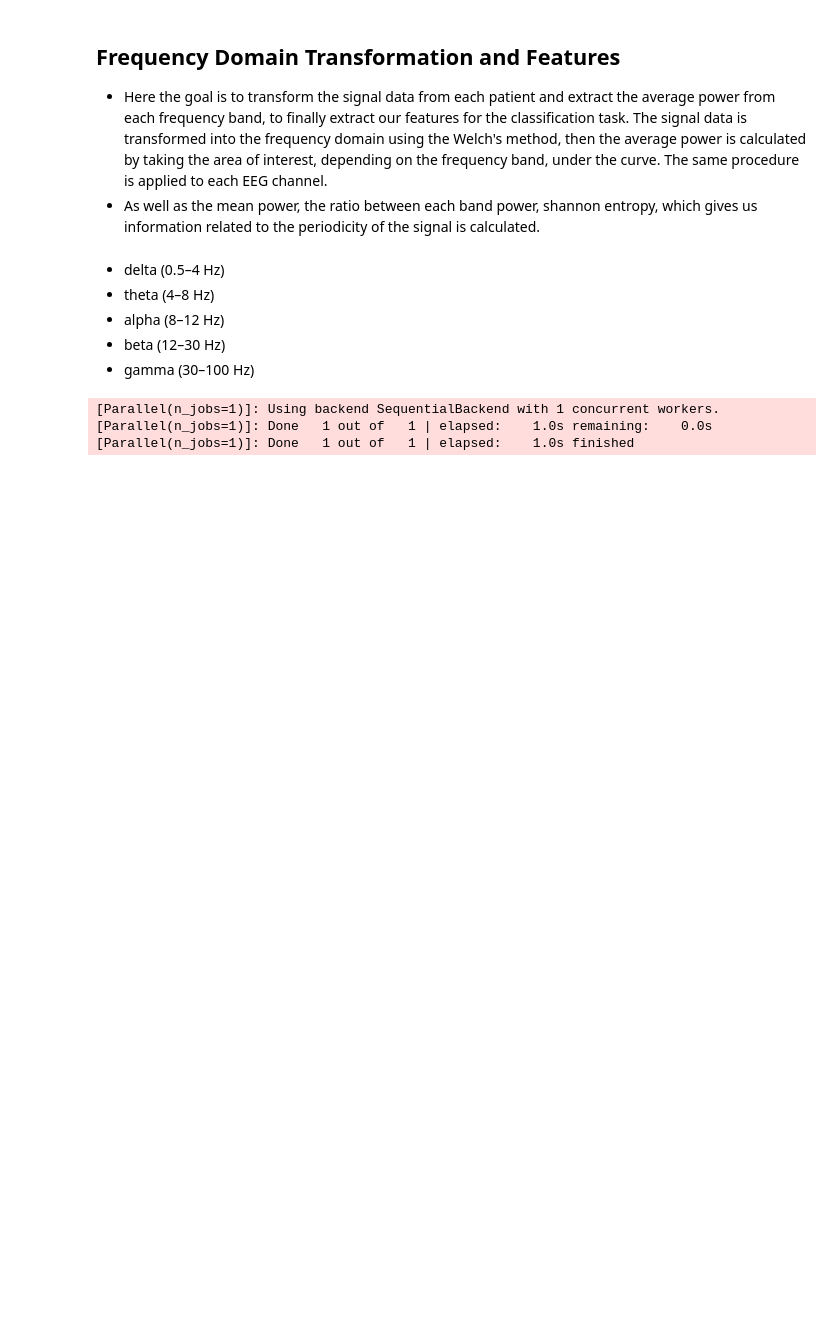
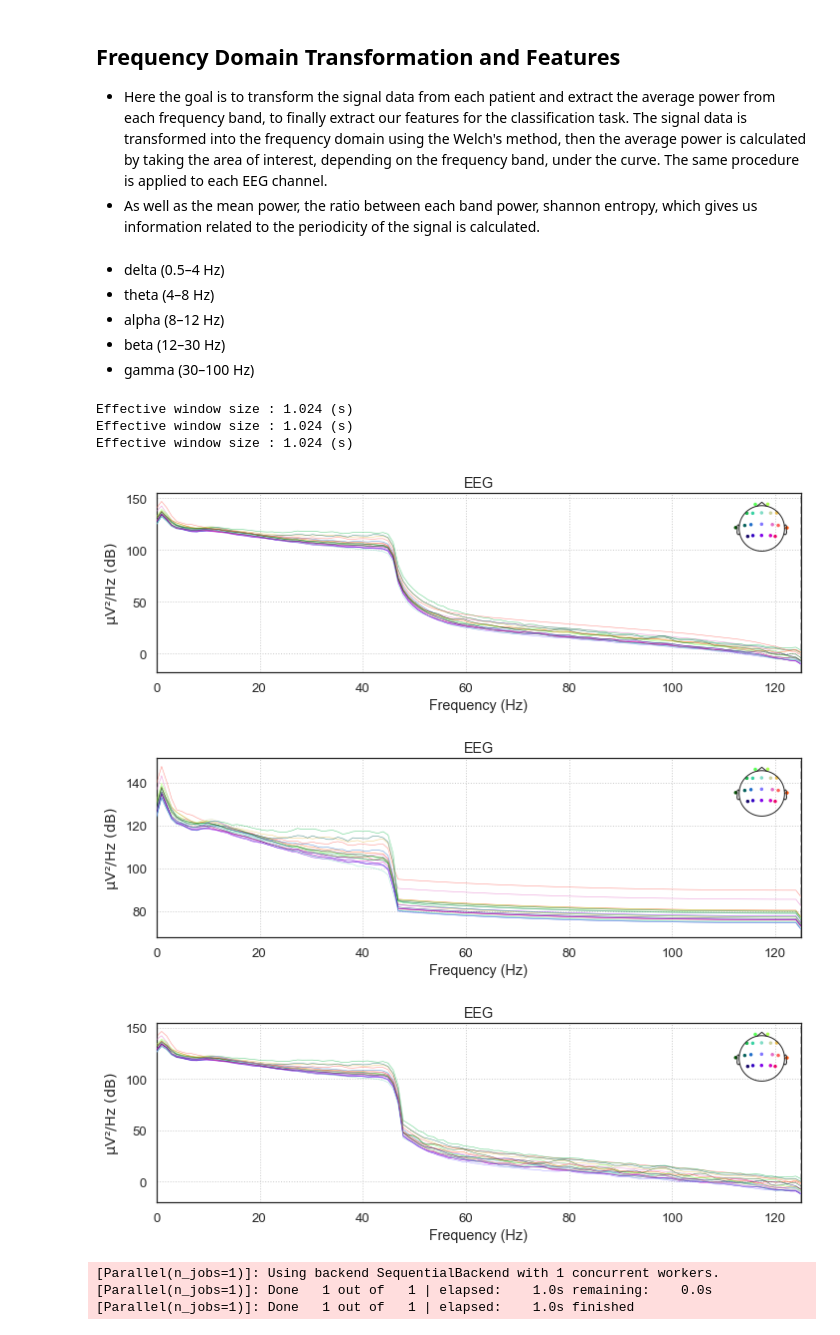
Before and after one commit to elifozkn/EEG-Burst-Suppression-Analysis, a Jupyter notebook: EEG-BS.ipynb, the cells around one changed output. Saved outputs shown, nothing was run; the diff lists cells and outputs as text; code cells hidden in the pictures; blank space fills up the shorter version.

```diff
--- a/EEG-BS.ipynb
+++ b/EEG-BS.ipynb
@@ -221,6 +221,17 @@ def average_band_power(band, eeg_array,relative = False,windowing = "hann"):
         mean  = np.mean(bps)
         mean_bps.append(mean)
     return mean_bps
+# %%
+eeg_india[16].compute_psd(window = "hann").plot();
+eeg_india[16].compute_psd(window = "hamming").plot();
+eeg_india[16].compute_psd(window = "blackman").plot();
+# %% [output]
+Effective window size : 1.024 (s)
+Effective window size : 1.024 (s)
+Effective window size : 1.024 (s)
+[figure, added]
+[figure, added]
+[figure, added]
 # %%
 mean_power_delta = average_band_power([0.5,3],eeg_india)
 mean_power_theta = average_band_power([4,7],eeg_india)
```
Also changed, not shown: parts of 4 cells of this notebook.
